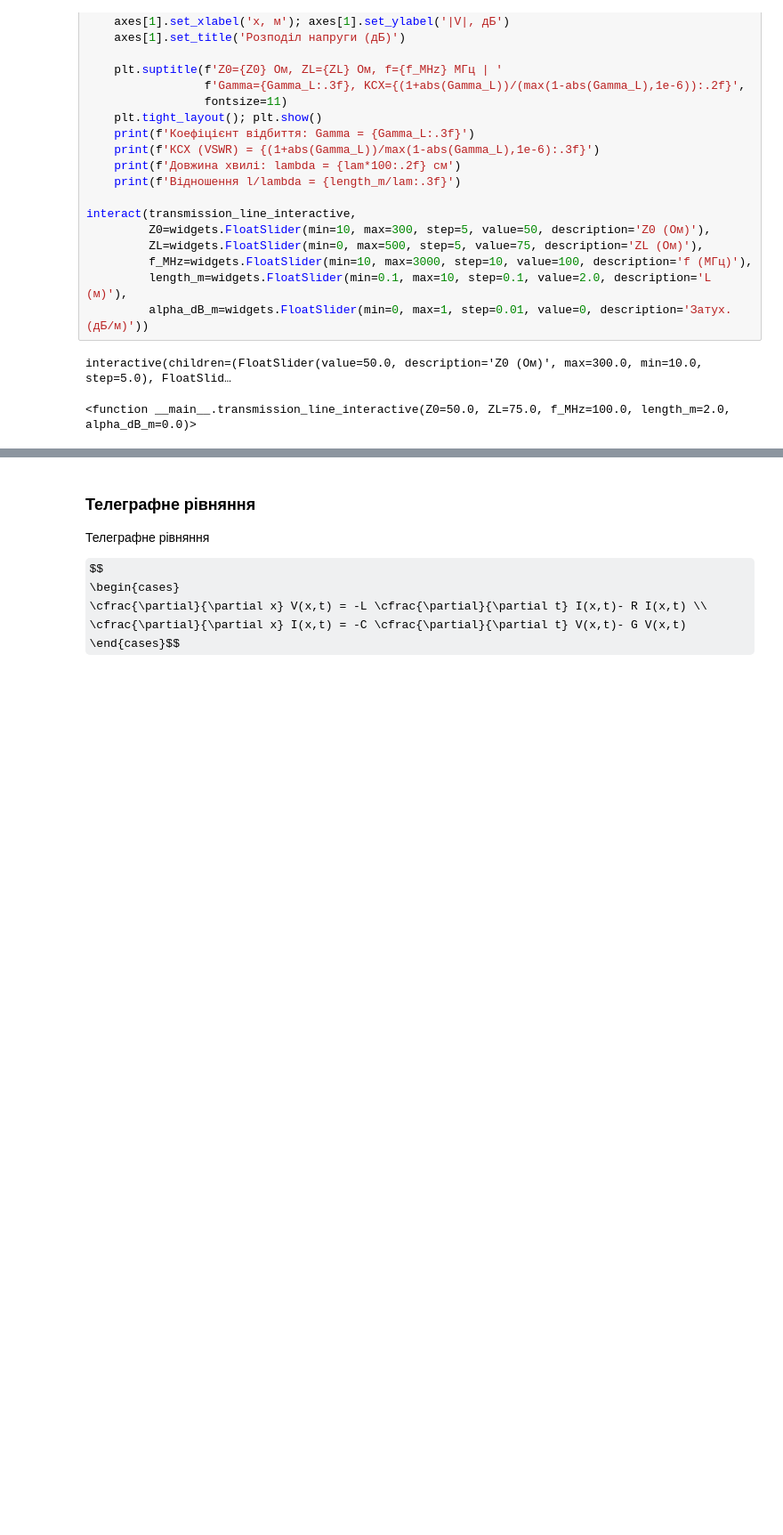
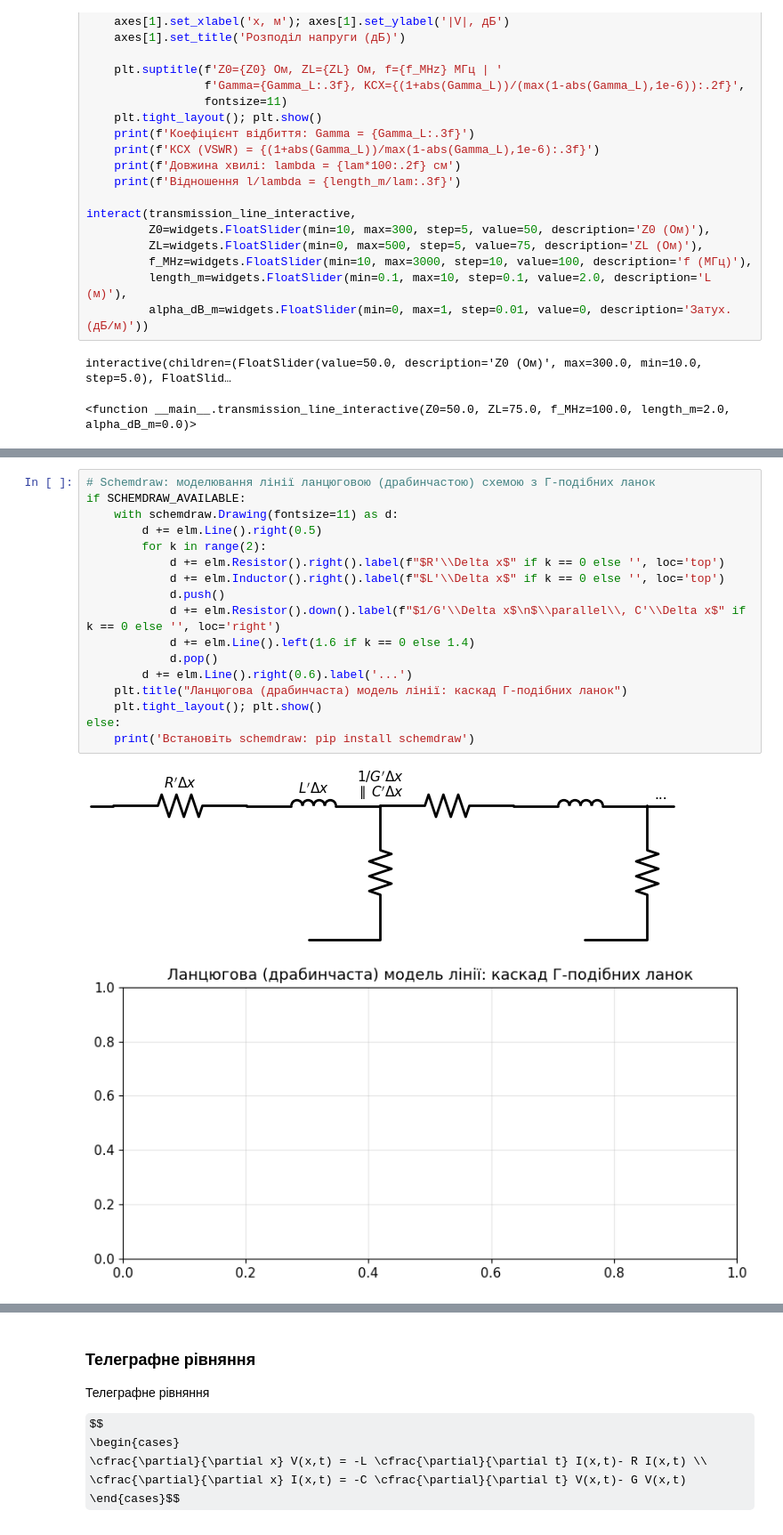
Before and after one commit to vim4all/Lectures_Basics_of_radio_electronics_in_Ukrainian, a Jupyter notebook: Основи радіотехніки_2_частина.ipynb, the cells around one changed output, grey strips where cells are left out. Shown at 89% size. Cells and saved outputs as stored; diff of their text form; some formulas as TeX source; blank space fills up the shorter version.

```diff
--- a/Основи радіотехніки_2_частина.ipynb
+++ b/Основи радіотехніки_2_частина.ipynb
@@ -1833,0 +2006,20 @@ interactive(children=(FloatSlider(value=50.0, description='Z0 (Ом)', max=300.0
+# %%
+# Schemdraw: моделювання лінії ланцюговою (драбинчастою) схемою з Г-подібних ланок
+if SCHEMDRAW_AVAILABLE:
+    with schemdraw.Drawing(fontsize=11) as d:
+        d += elm.Line().right(0.5)
+        for k in range(2):
+            d += elm.Resistor().right().label(f"$R'\\Delta x$" if k == 0 else '', loc='top')
+            d += elm.Inductor().right().label(f"$L'\\Delta x$" if k == 0 else '', loc='top')
+            d.push()
+            d += elm.Resistor().down().label(f"$1/G'\\Delta x$\n$\\parallel\\, C'\\Delta x$" if k == 0 else '', loc='right')
+            d += elm.Line().left(1.6 if k == 0 else 1.4)
+            d.pop()
+        d += elm.Line().right(0.6).label('...')
+    plt.title("Ланцюгова (драбинчаста) модель лінії: каскад Г-подібних ланок")
+    plt.tight_layout(); plt.show()
+else:
+    print('Встановіть schemdraw: pip install schemdraw')
+# %% [output]
+[figure, added]
+[figure, added]
```
Also changed, not shown: parts of 43 cells of this notebook.
